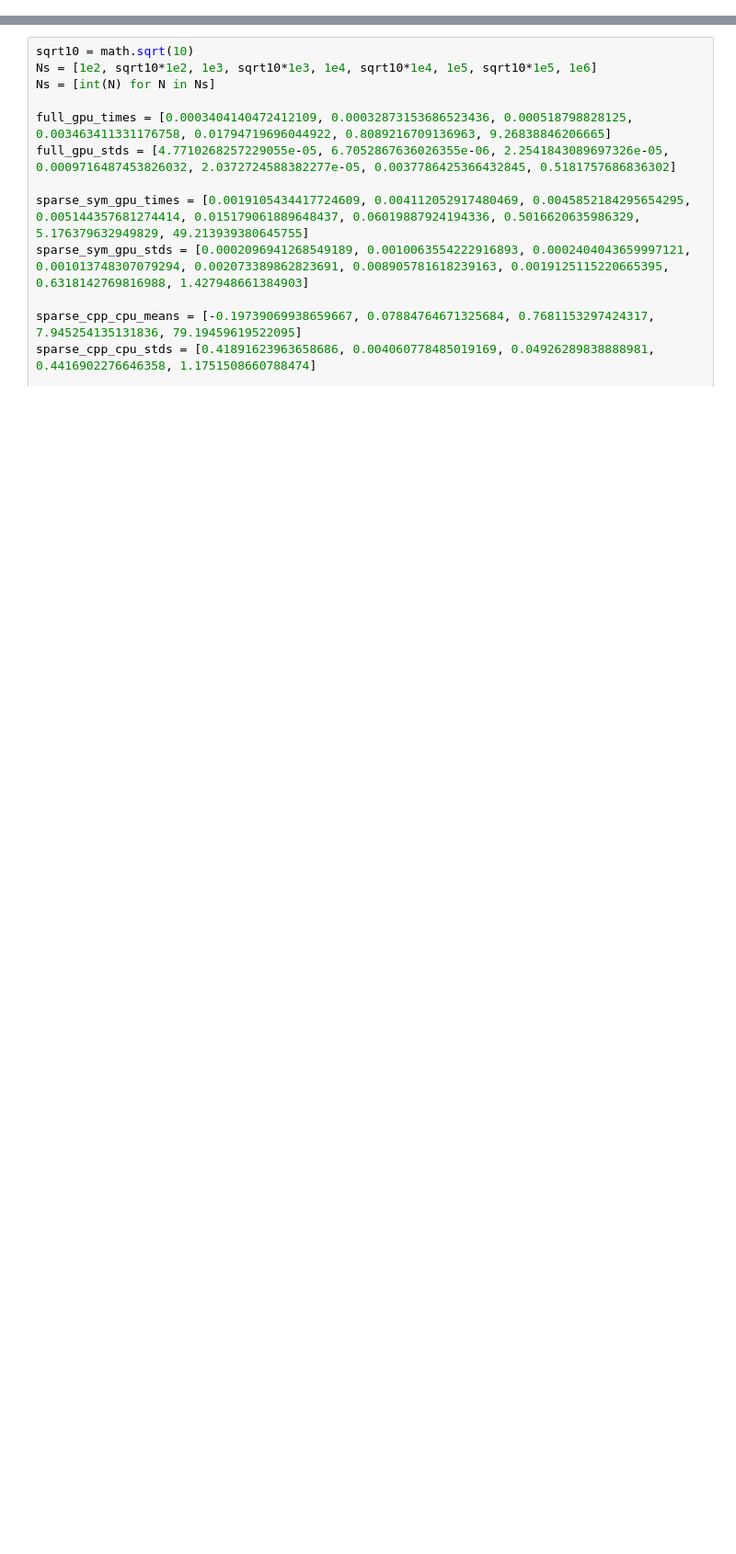
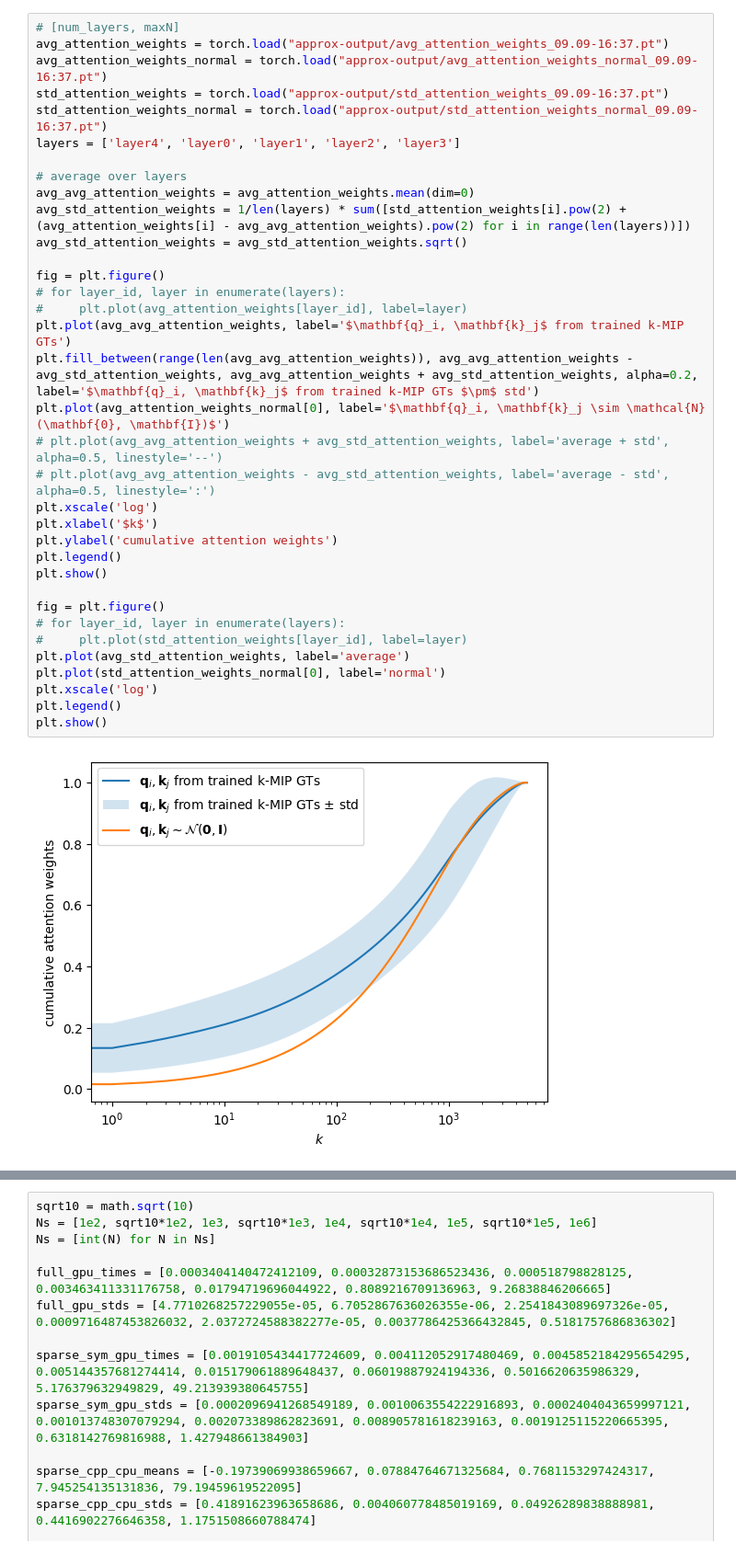
Before and after one commit to JonasDeSchouwer/EfficientSparseAttention, a Jupyter notebook: plotting.ipynb, the cells around one changed output, grey strips where cells are left out. Shown: that part at 92% size. Cells and saved outputs as stored; diff of their text form; blank space fills up the shorter version.

Commit message:
added experiment that tests the approximation capabilities of k-MIP attention

```diff
--- a/plotting.ipynb
+++ b/plotting.ipynb
@@ -4,0 +7,37 @@ import numpy as np
+# %%
+# [num_layers, maxN]
+avg_attention_weights = torch.load("approx-output/avg_attention_weights_09.09-16:37.pt")
+avg_attention_weights_normal = torch.load("approx-output/avg_attention_weights_normal_09.09-16:37.pt")
+std_attention_weights = torch.load("approx-output/std_attention_weights_09.09-16:37.pt")
+std_attention_weights_normal = torch.load("approx-output/std_attention_weights_normal_09.09-16:37.pt")
+layers = ['layer4', 'layer0', 'layer1', 'layer2', 'layer3']
+
+# average over layers
+avg_avg_attention_weights = avg_attention_weights.mean(dim=0)
+avg_std_attention_weights = 1/len(layers) * sum([std_attention_weights[i].pow(2) + (avg_attention_weights[i] - avg_avg_attention_weights).pow(2) for i in range(len(layers))])
+avg_std_attention_weights = avg_std_attention_weights.sqrt()
+
+fig = plt.figure()
+# for layer_id, layer in enumerate(layers):
+#     plt.plot(avg_attention_weights[layer_id], label=layer)
+plt.plot(avg_avg_attention_weights, label='$\mathbf{q}_i, \mathbf{k}_j$ from trained k-MIP GTs')
+plt.fill_between(range(len(avg_avg_attention_weights)), avg_avg_attention_weights - avg_std_attention_weights, avg_avg_attention_weights + avg_std_attention_weights, alpha=0.2, label='$\mathbf{q}_i, \mathbf{k}_j$ from trained k-MIP GTs $\pm$ std')
+plt.plot(avg_attention_weights_normal[0], label='$\mathbf{q}_i, \mathbf{k}_j \sim \mathcal{N}(\mathbf{0}, \mathbf{I})$')
+# plt.plot(avg_avg_attention_weights + avg_std_attention_weights, label='average + std', alpha=0.5, linestyle='--')
+# plt.plot(avg_avg_attention_weights - avg_std_attention_weights, label='average - std', alpha=0.5, linestyle=':')
+plt.xscale('log')
+plt.xlabel('$k$')
+plt.ylabel('cumulative attention weights')
+plt.legend()
+plt.show()
+
+fig = plt.figure()
+# for layer_id, layer in enumerate(layers):
+#     plt.plot(std_attention_weights[layer_id], label=layer)
+plt.plot(avg_std_attention_weights, label='average')
+plt.plot(std_attention_weights_normal[0], label='normal')
+plt.xscale('log')
+plt.legend()
+plt.show()
+# %% [output]
+[figure, added]
```
Also changed, not shown: parts of 2 cells of this notebook, 4 other files.
